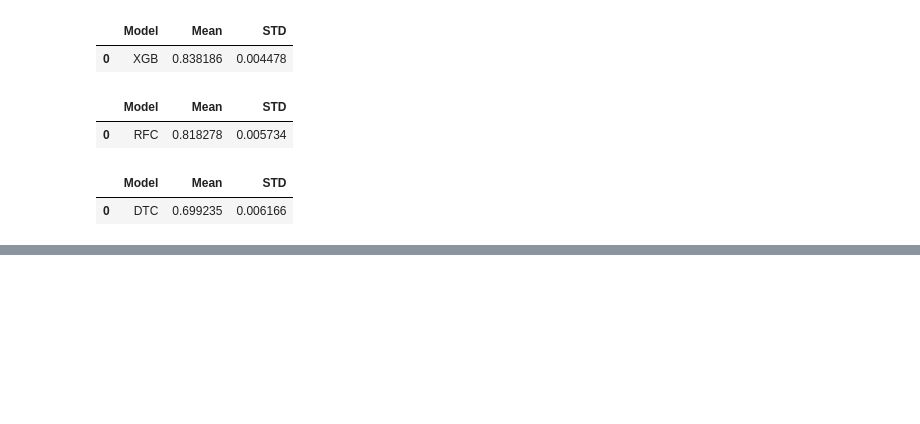
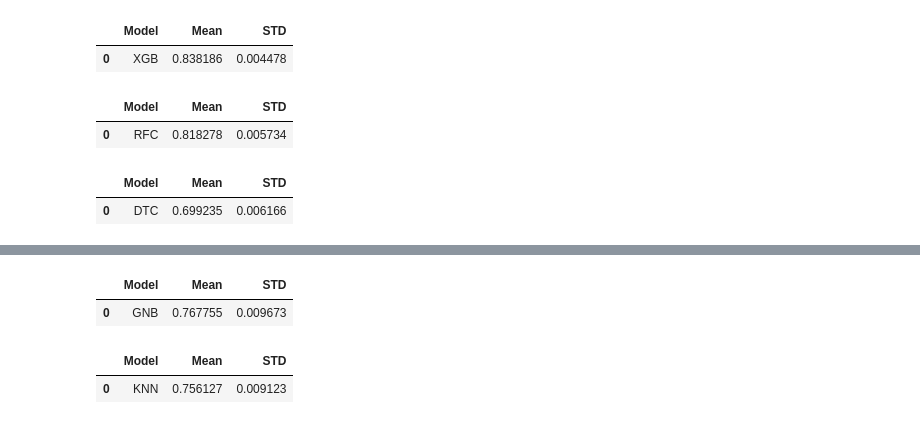
Before and after one commit to MaukanMir/IMDB-Sentiment-Analysis, a Jupyter notebook: training.ipynb, the cells around one changed output, grey strips where cells are left out. Drawn from its saved outputs; the diff is of its cells as text; code cells hidden in the pictures; blank space fills up the shorter version.

Commit message:
added new models

```diff
--- a/training.ipynb
+++ b/training.ipynb
@@ -465,0 +472,16 @@ testing_selected_models(names, models, features, y)
+# %%
+names = ['GNB']
+
+models = get_selected_models(names)
+testing_selected_models(names, models, features, y)
+# %% [output]
+|  | Model | Mean | STD |
+| 0 | GNB | 0.767755 | 0.009673 |
+# %%
+names = ['KNN']
+
+models = get_selected_models(names)
+testing_selected_models(names, models, features, y)
+# %% [output]
+|  | Model | Mean | STD |
+| 0 | KNN | 0.756127 | 0.009123 |
```
Also changed, not shown: parts of 2 cells of this notebook.
